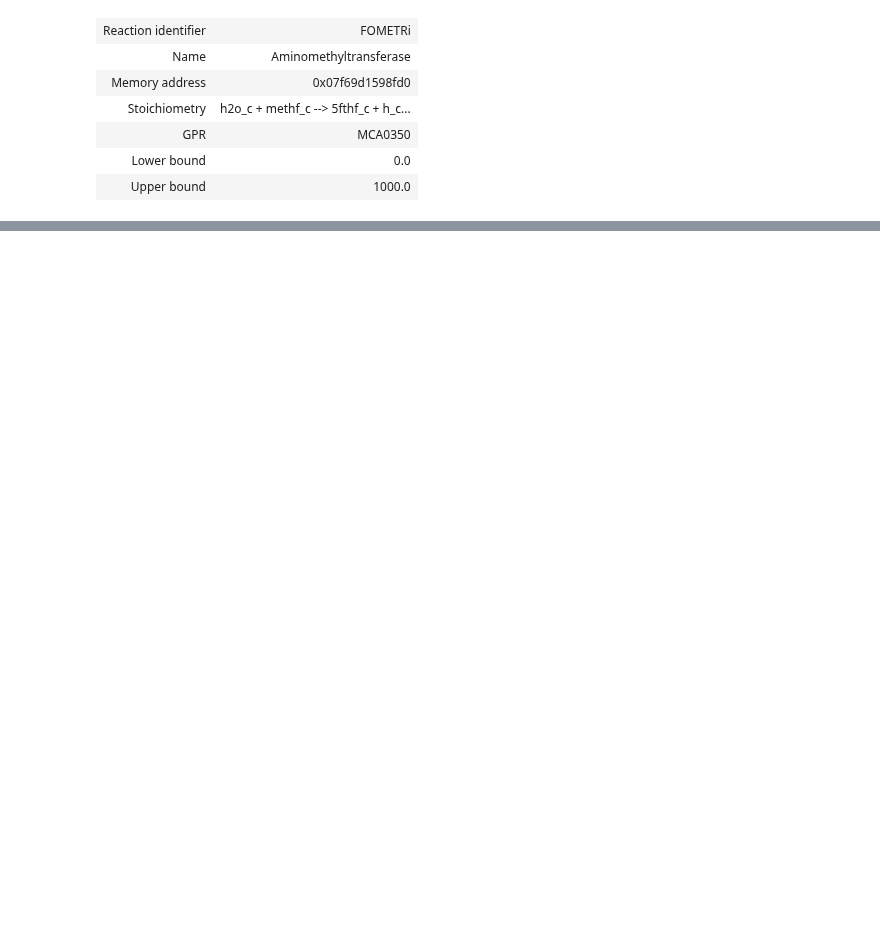
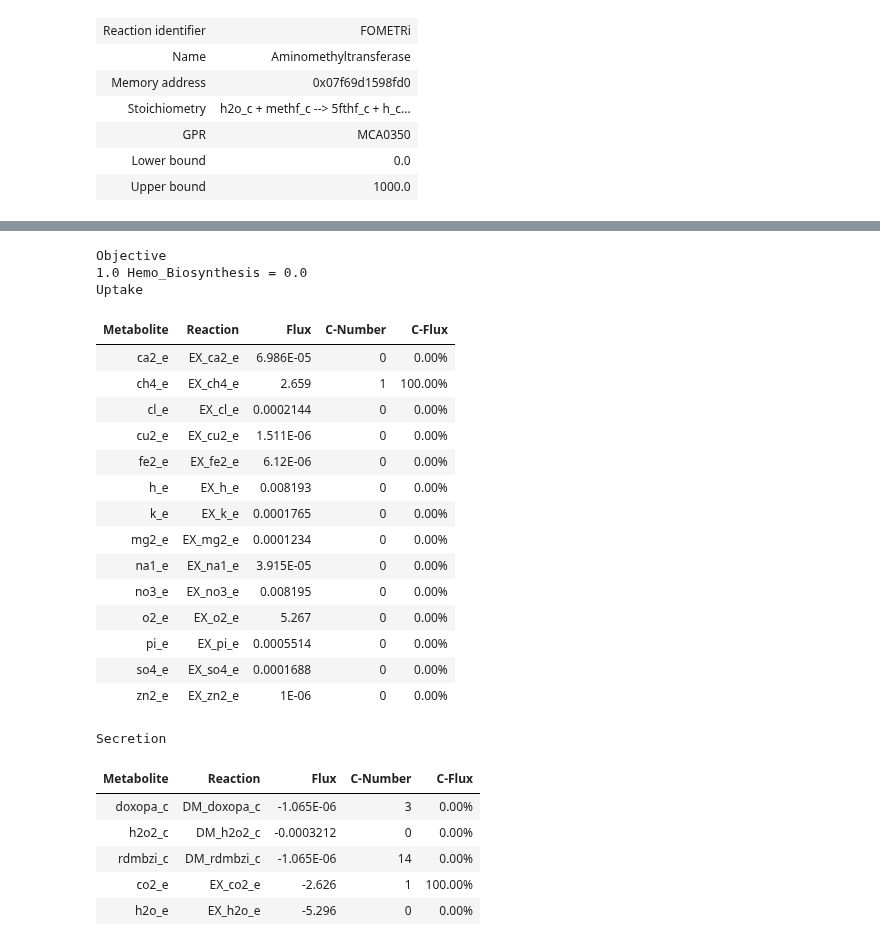
Before and after one commit to Schwebus/DTU_Biobuilders_2021, a Jupyter notebook: GSM_model/M.capsulatus.ipynb, the cells around one changed output, grey strips where cells are left out. Drawn from its saved outputs; the diff is of its cells as text; code cells hidden in the pictures; blank space fills up the shorter version.

```diff
--- a/GSM_model/M.capsulatus.ipynb
+++ b/GSM_model/M.capsulatus.ipynb
@@ -521,0 +538,32 @@ NameError: name 'pheast' is not defined
+# %%
+met.reactions.BIOMASS_Mcapsulatus.bounds =  0.001, 0.001
+# %%
+new_objective = met.problem.Objective(met.reactions.Hemo_Biosynthesis.flux_expression)
+met.objective = new_objective
+met.summary()
+# %% [output]
+Objective
+1.0 Hemo_Biosynthesis = 0.0
+Uptake
+| Metabolite | Reaction | Flux | C-Number | C-Flux |
+| ca2_e | EX_ca2_e | 6.986E-05 | 0 | 0.00% |
+| ch4_e | EX_ch4_e | 2.659 | 1 | 100.00% |
+| cl_e | EX_cl_e | 0.0002144 | 0 | 0.00% |
+| cu2_e | EX_cu2_e | 1.511E-06 | 0 | 0.00% |
+| fe2_e | EX_fe2_e | 6.12E-06 | 0 | 0.00% |
+| h_e | EX_h_e | 0.008193 | 0 | 0.00% |
+| k_e | EX_k_e | 0.0001765 | 0 | 0.00% |
+| mg2_e | EX_mg2_e | 0.0001234 | 0 | 0.00% |
+| na1_e | EX_na1_e | 3.915E-05 | 0 | 0.00% |
+| no3_e | EX_no3_e | 0.008195 | 0 | 0.00% |
+| o2_e | EX_o2_e | 5.267 | 0 | 0.00% |
+| pi_e | EX_pi_e | 0.0005514 | 0 | 0.00% |
+| so4_e | EX_so4_e | 0.0001688 | 0 | 0.00% |
+| zn2_e | EX_zn2_e | 1E-06 | 0 | 0.00% |
+Secretion
+| Metabolite | Reaction | Flux | C-Number | C-Flux |
+| doxopa_c | DM_doxopa_c | -1.065E-06 | 3 | 0.00% |
+| h2o2_c | DM_h2o2_c | -0.0003212 | 0 | 0.00% |
+| rdmbzi_c | DM_rdmbzi_c | -1.065E-06 | 14 | 0.00% |
+| co2_e | EX_co2_e | -2.626 | 1 | 100.00% |
+| h2o_e | EX_h2o_e | -5.296 | 0 | 0.00% |
```
Also changed, not shown: parts of 19 cells of this notebook, 1 other file.
